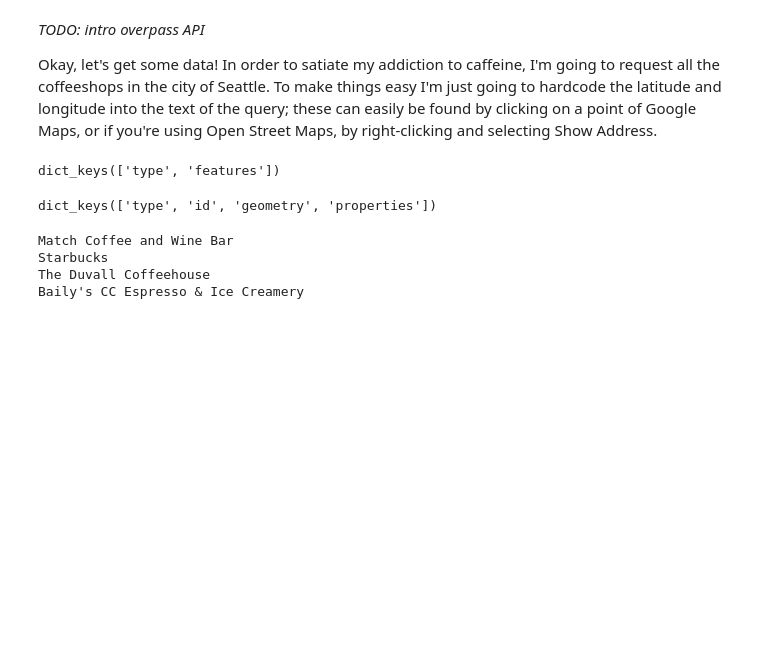
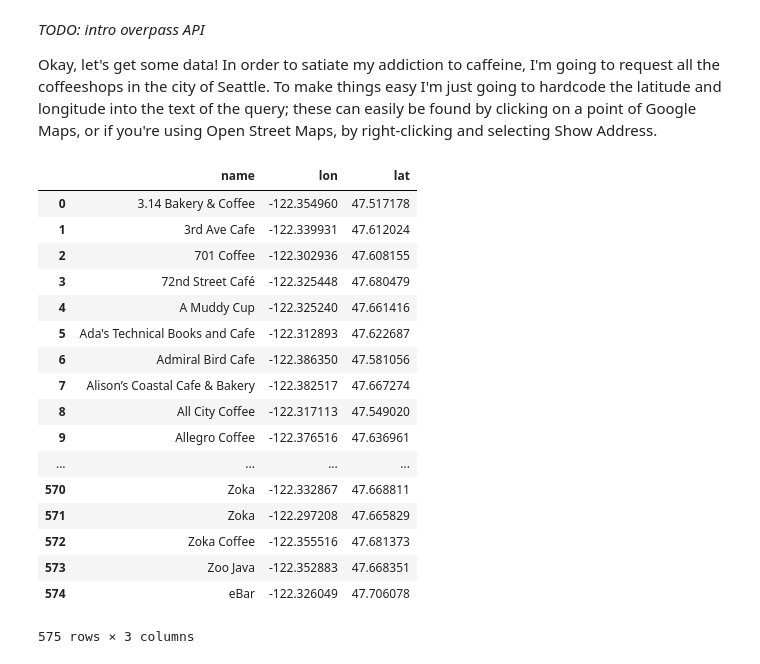
Before and after one commit to dovinmu/python-viz-notebooks, a Jupyter notebook: heatmaps.ipynb, the cells around one changed output. Cells and saved outputs as stored; diff of their text form; code cells hidden in the pictures; blank space fills up the shorter version.

```diff
--- a/heatmaps.ipynb
+++ b/heatmaps.ipynb
@@ -9,20 +11,3 @@ api = overpass.API()
 _TODO: intro overpass API_
 
 Okay, let's get some data! In order to satiate my addiction to caffeine, I'm going to request all the coffeeshops in the city of Seattle. To make things easy I'm just going to hardcode the latitude and longitude into the text of the query; these can easily be found by clicking on a point of Google Maps, or if you're using Open Street Maps, by right-clicking and selecting Show Address.
-# %%
-response = api.Get('node["amenity"="cafe"](47.7, -122, 47.75, -121.95);')
-response.keys()
-# %% [output]
-dict_keys(['type', 'features'])
-# %%
-response['features'][0].keys()
-# %% [output]
-dict_keys(['type', 'id', 'geometry', 'properties'])
-# %%
-for feature in response['features']:
-    print(feature['properties']['name'])
-# %% [output]
-Match Coffee and Wine Bar
-Starbucks
-The Duvall Coffeehouse
-Baily's CC Espresso & Ice Creamery
@@ -28,0 +20,23 @@ Baily's CC Espresso & Ice Creamery
+# %%
+from pandas import DataFrame
+df = DataFrame.from_records(sorted(seattle_cafes), columns=["name", "lon", "lat"])
+df
+# %% [output]
+|  | name | lon | lat |
+| 0 | 3.14 Bakery & Coffee | -122.354960 | 47.517178 |
+| 1 | 3rd Ave Cafe | -122.339931 | 47.612024 |
+| 2 | 701 Coffee | -122.302936 | 47.608155 |
+| 3 | 72nd Street Café | -122.325448 | 47.680479 |
+| 4 | A Muddy Cup | -122.325240 | 47.661416 |
+| 5 | Ada's Technical Books and Cafe | -122.312893 | 47.622687 |
+| 6 | Admiral Bird Cafe | -122.386350 | 47.581056 |
+| 7 | Alison’s Coastal Cafe & Bakery | -122.382517 | 47.667274 |
+| 8 | All City Coffee | -122.317113 | 47.549020 |
+| 9 | Allegro Coffee | -122.376516 | 47.636961 |
+| ... | ... | ... | ... |
+| 570 | Zoka | -122.332867 | 47.668811 |
+| 571 | Zoka | -122.297208 | 47.665829 |
+| 572 | Zoka Coffee | -122.355516 | 47.681373 |
+| 573 | Zoo Java | -122.352883 | 47.668351 |
+| 574 | eBar | -122.326049 | 47.706078 |
+575 rows × 3 columns
```
Also changed, not shown: parts of 8 cells of this notebook, 1 other file.
